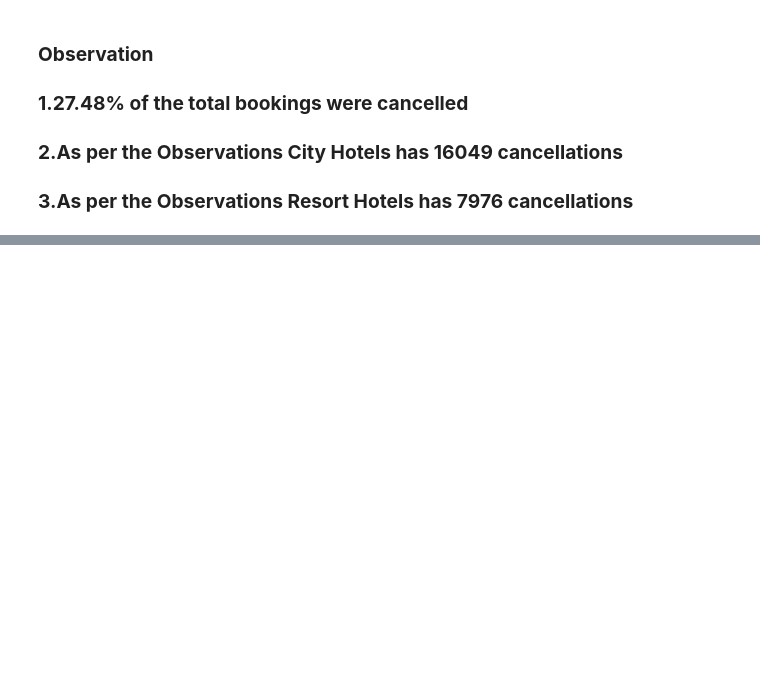
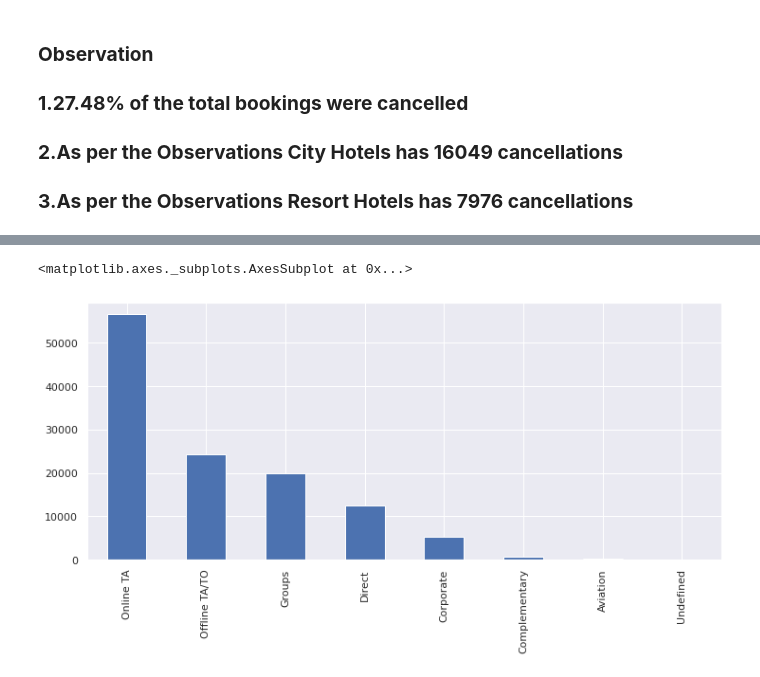
Before and after one commit to RAHULRAJ666DX/Capston-Hotel-Booking-Analysis-, a Jupyter notebook: EDA_Hotel_Booking_Analysis_Rahul_Raj.ipynb, the cells around one changed output, grey strips where cells are left out. Drawn from its saved outputs; the diff is of its cells as text; code cells hidden in the pictures; blank space fills up the shorter version.

```diff
--- a/EDA_Hotel_Booking_Analysis_Rahul_Raj.ipynb
+++ b/EDA_Hotel_Booking_Analysis_Rahul_Raj.ipynb
@@ -484,0 +573,5 @@ Name: is_canceled, dtype: float64
+# %%
+df.market_segment.value_counts().plot(kind='bar')
+# %% [output]
+<matplotlib.axes._subplots.AxesSubplot at 0x...>
+[figure, added]
```
Also changed, not shown: parts of 58 cells of this notebook.
